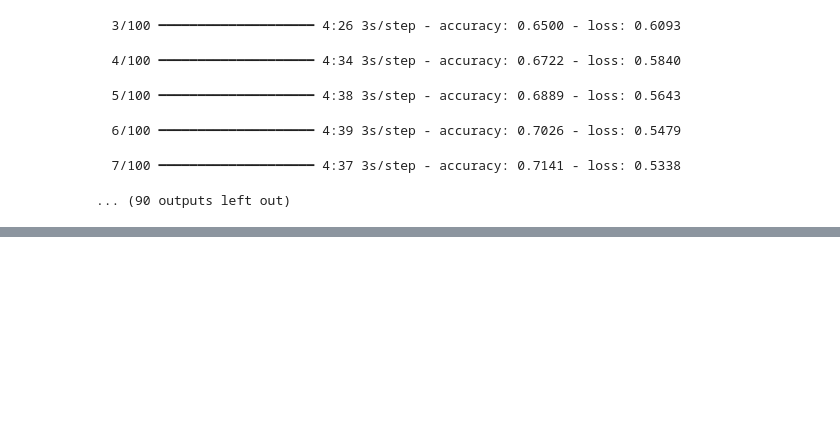
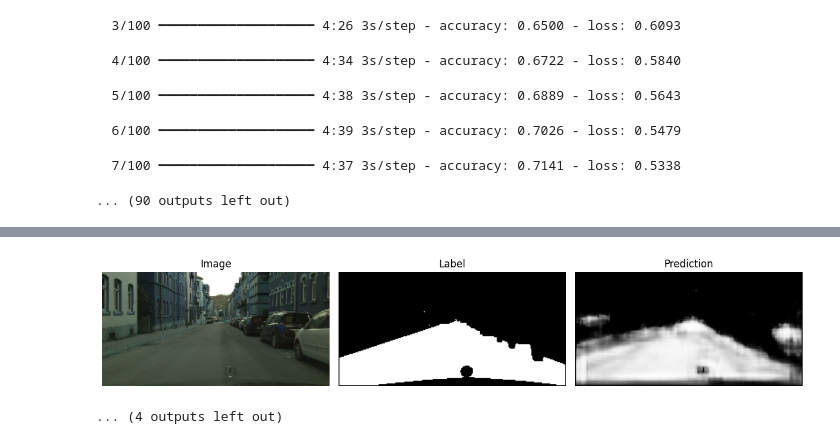
Before and after one commit to tommasosommaruga/CV_project, a Jupyter notebook: unet_classifier/unet_trial.ipynb, the cells around one changed output, grey strips where cells are left out. Drawn from its saved outputs; the diff is of its cells as text; code cells hidden in the pictures; blank space fills up the shorter version.

```diff
--- a/unet_classifier/unet_trial.ipynb
+++ b/unet_classifier/unet_trial.ipynb
@@ -160,0 +237,25 @@ Epoch 1/10
+# %%
+# evaluate the model
+model.evaluate(val_generator, steps=10)
+
+# Predict on a batch of images
+X_batch, y_batch = next(val_generator)
+y_pred = model.predict(X_batch)
+print(y_pred.shape)  # (32, 128, 256, 1)
+
+# Visualize the predictions with the original images and labels in the same plot row by row
+import matplotlib.pyplot as plt
+for i in range(5):
+    fig, axes = plt.subplots(1, 3, figsize=(12, 4))
+    axes[0].imshow(X_batch[i])
+    axes[0].set_title("Image")
+    axes[0].axis("off")
+    axes[1].imshow(y_batch[i].squeeze(), cmap="gray")
+    axes[1].set_title("Label")
+    axes[1].axis("off")
+    axes[2].imshow(y_pred[i].squeeze(), cmap="gray")
+    axes[2].set_title("Prediction")
+    axes[2].axis("off")
+    plt.tight_layout()
+    plt.show()
+# %% [output]
@@ -160,0 +274,2 @@ Epoch 1/10
+[figure, added]
+... (4 outputs left out)
```
Also changed, not shown: parts of 5 cells of this notebook, 1 other file.
